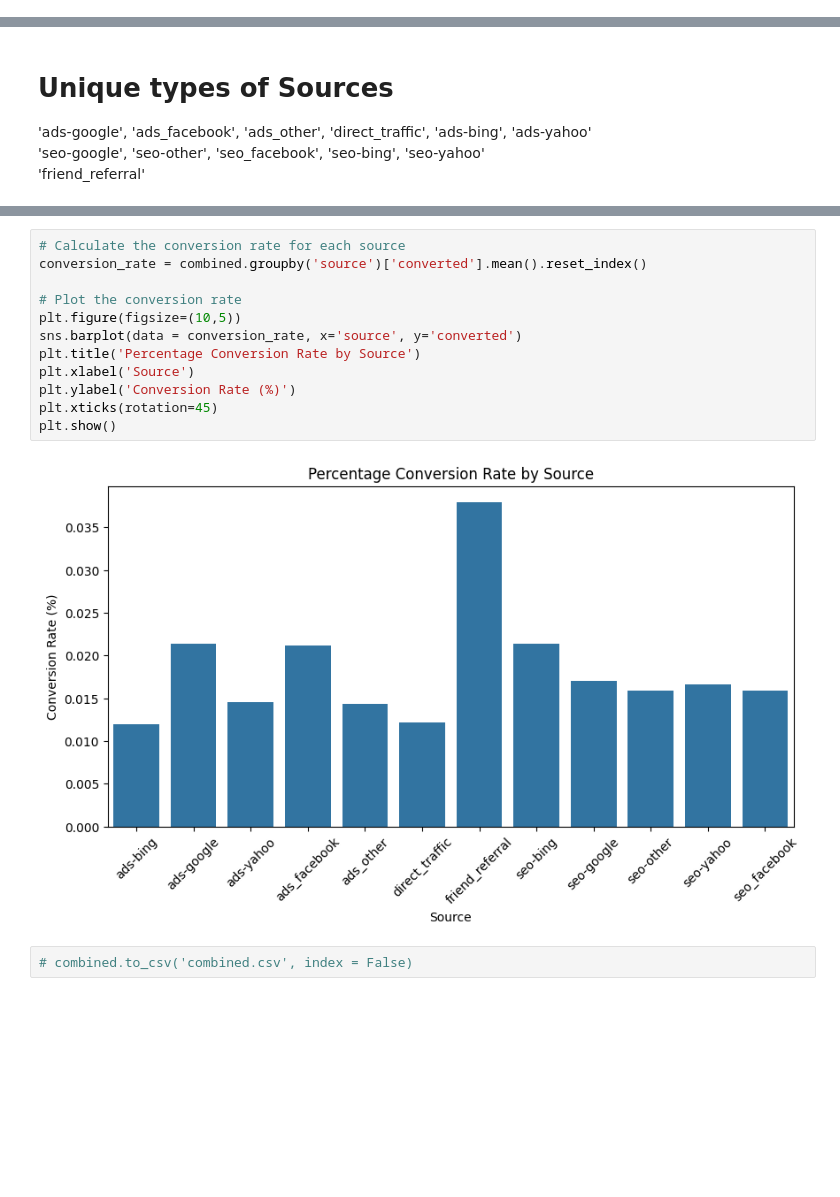
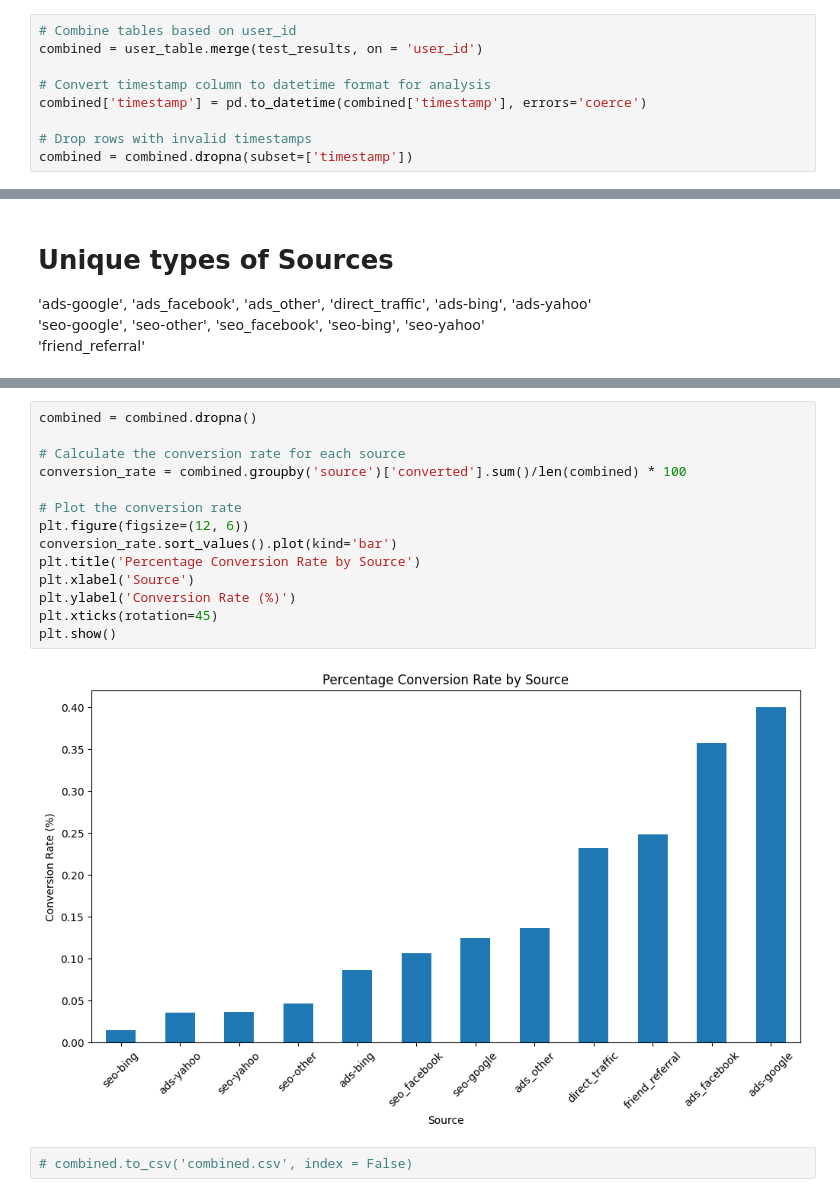
Before and after one commit to D123aniel/DATA110, a Jupyter notebook: project.ipynb, the cells around one changed output, grey strips where cells are left out. Saved outputs shown, nothing was run; the diff lists cells and outputs as text; blank space fills up the shorter version.

```diff
--- a/project.ipynb
+++ b/project.ipynb
@@ -13,0 +11,9 @@ combined = combined.dropna()
+# %%
+# Combine tables based on user_id
+combined = user_table.merge(test_results, on = 'user_id')
+
+# Convert timestamp column to datetime format for analysis
+combined['timestamp'] = pd.to_datetime(combined['timestamp'], errors='coerce')
+
+# Drop rows with invalid timestamps
+combined = combined.dropna(subset=['timestamp'])
@@ -31,17 +30,19 @@ plt.show()
 # %%
+combined = combined.dropna()
+
 # Calculate the conversion rate for each source
-conversion_rate = combined.groupby('source')['converted'].mean().reset_index()
+conversion_rate = combined.groupby('source')['converted'].sum()/len(combined) * 100
 
 # Plot the conversion rate
-plt.figure(figsize=(10,5))
-sns.barplot(data = conversion_rate, x='source', y='converted')
+plt.figure(figsize=(12, 6))
+conversion_rate.sort_values().plot(kind='bar')
 plt.title('Percentage Conversion Rate by Source')
 plt.xlabel('Source')
 plt.ylabel('Conversion Rate (%)')
 plt.xticks(rotation=45)
 plt.show()
 # %% [output]
-[figure, old version]
+[figure, new version]
 # %%
 # combined.to_csv('combined.csv', index = False)
 # %%
```
Also changed, not shown: parts of 6 cells of this notebook.
